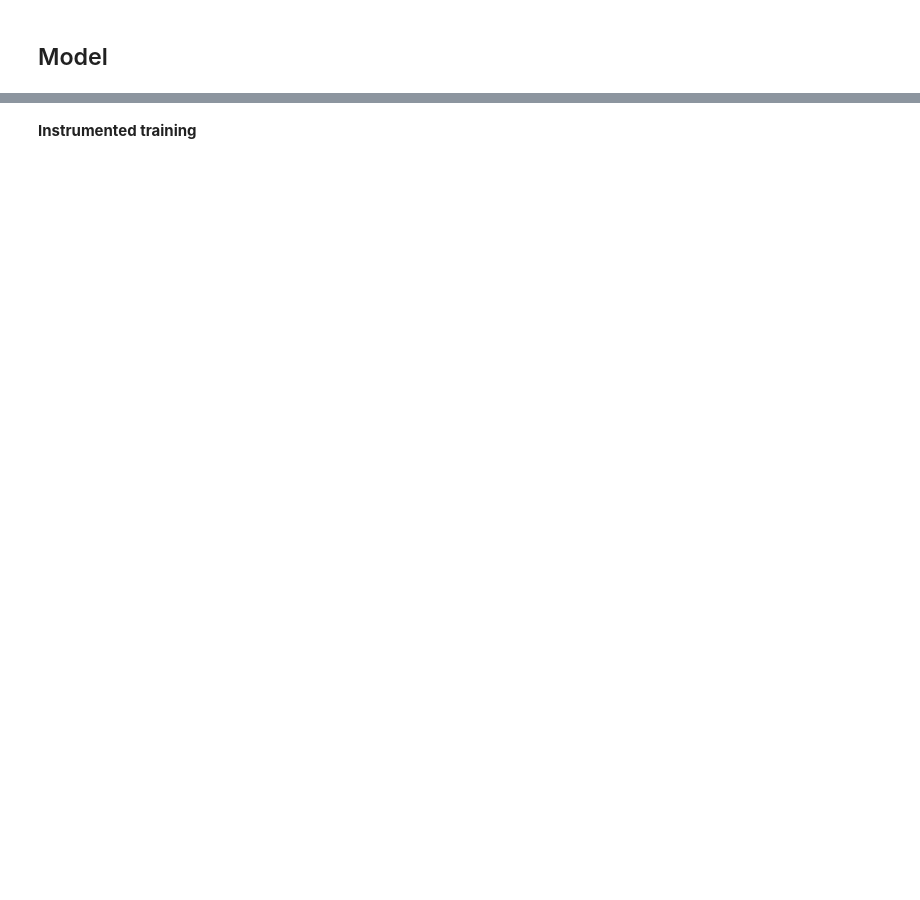
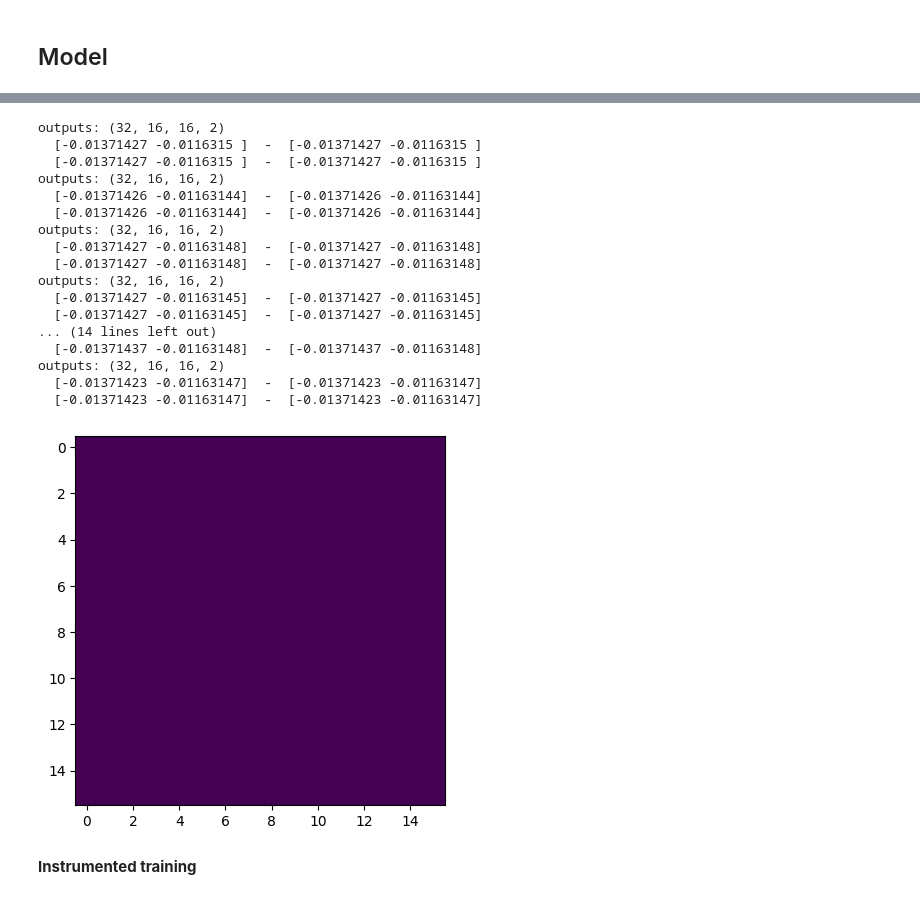
Before and after one commit to malcolmlett/robovac, a Jupyter notebook: Experiment_ImageAlignment_1.ipynb, the cells around one changed output, grey strips where cells are left out. Drawn from its saved outputs; the diff is of its cells as text; code cells hidden in the pictures; blank space fills up the shorter version.

```diff
--- a/Experiment_ImageAlignment_1.ipynb
+++ b/Experiment_ImageAlignment_1.ipynb
@@ -595,3 +797,36 @@ Corners of crop image (pixels):
+# %%
+# plot a few predicted examples
+dataset = prepared_dataset('location_map').take(6000).batch(32).prefetch(tf.data.AUTOTUNE)
+
+for inputs, outputs in dataset.take(10):
+    outputs = model(inputs)
+    print(f"outputs: {outputs.shape}")
+    print(f"  {outputs[0, 0, 0, :]}  -  {outputs[0, 0, -1, :]}")
+    print(f"  {outputs[0, -1, 0, :]}  -  {outputs[0, -1, -1, :]}")
+
+for inputs, outputs in dataset.take(1):
+    outputs = model(inputs)
+    plt.imshow(outputs[0,:,:,0])
+    plt.show()
+# %% [output]
+outputs: (32, 16, 16, 2)
+  [-0.01371427 -0.0116315 ]  -  [-0.01371427 -0.0116315 ]
+  [-0.01371427 -0.0116315 ]  -  [-0.01371427 -0.0116315 ]
+outputs: (32, 16, 16, 2)
+  [-0.01371426 -0.01163144]  -  [-0.01371426 -0.01163144]
+  [-0.01371426 -0.01163144]  -  [-0.01371426 -0.01163144]
+outputs: (32, 16, 16, 2)
+  [-0.01371427 -0.01163148]  -  [-0.01371427 -0.01163148]
+  [-0.01371427 -0.01163148]  -  [-0.01371427 -0.01163148]
+outputs: (32, 16, 16, 2)
+  [-0.01371427 -0.01163145]  -  [-0.01371427 -0.01163145]
+  [-0.01371427 -0.01163145]  -  [-0.01371427 -0.01163145]
+... (14 lines left out)
+  [-0.01371437 -0.01163148]  -  [-0.01371437 -0.01163148]
+outputs: (32, 16, 16, 2)
+  [-0.01371423 -0.01163147]  -  [-0.01371423 -0.01163147]
+  [-0.01371423 -0.01163147]  -  [-0.01371423 -0.01163147]
+[figure, added]
 # %% [markdown]
 **Instrumented training**
 # %%
```
Also changed, not shown: parts of 38 cells of this notebook.
